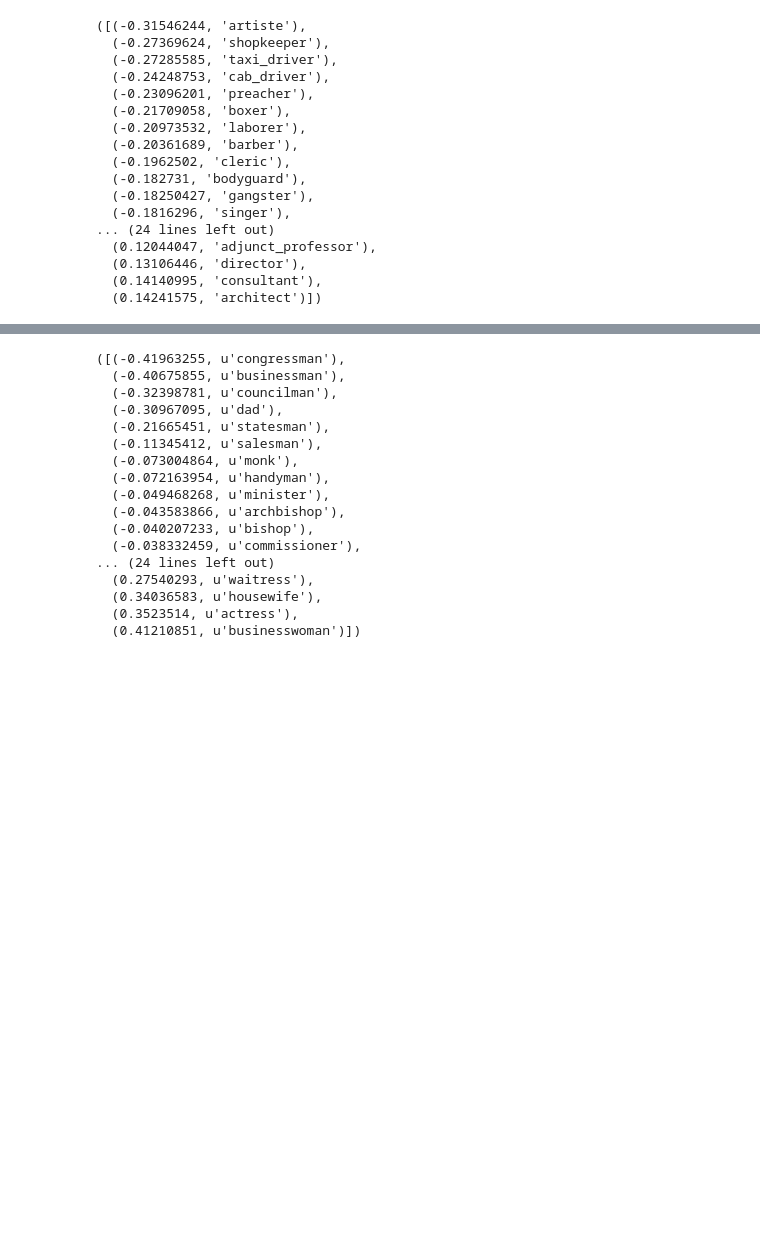
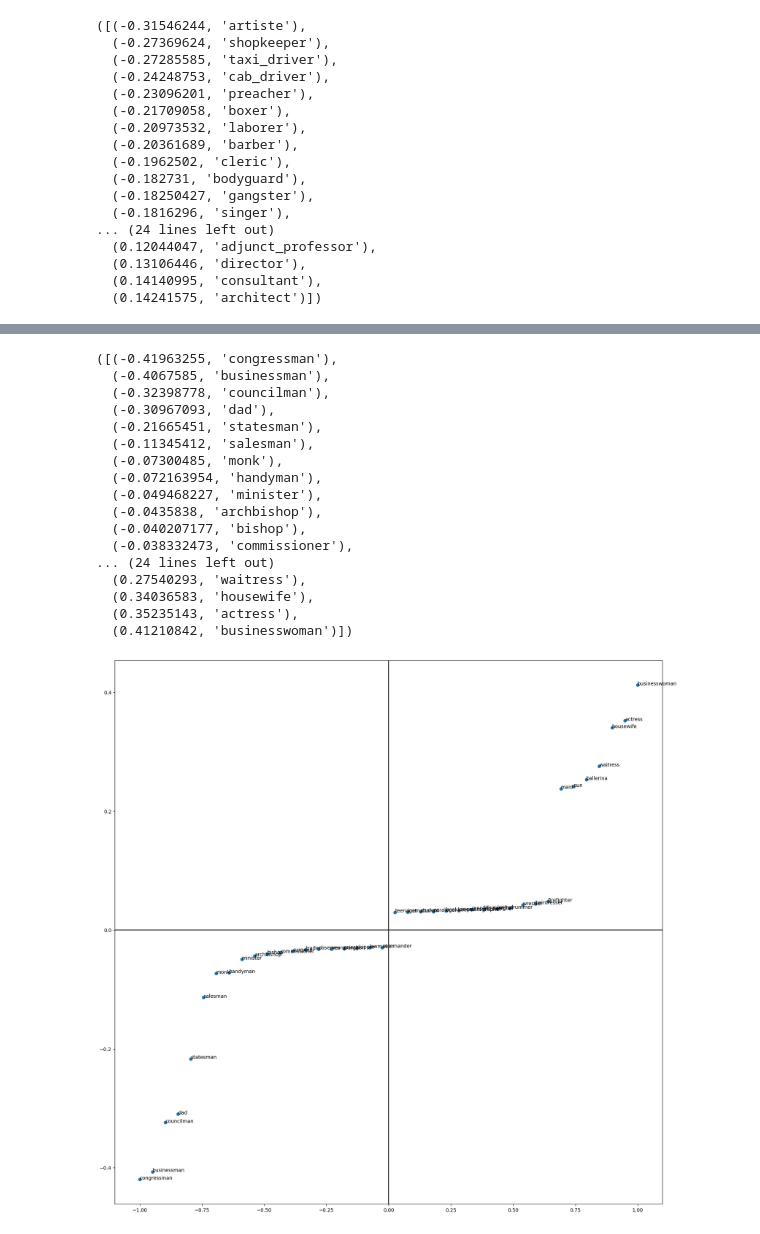
Before and after one commit to madhuripujari95/NLP_debias_project, a Jupyter notebook: main.ipynb, the cells around one changed output, grey strips where cells are left out. Saved outputs shown, nothing was run; the diff lists cells and outputs as text; code cells hidden in the pictures; blank space fills up the shorter version.

```diff
--- a/main.ipynb
+++ b/main.ipynb
@@ -260,26 +312,30 @@ set([(u'Dad', u'Mom'), (u'fathers', u'mothers'), (u'Gelding', u'Mare'), (u'twin_
 # %%
 # profession analysis gender
-sp_debiased = sorted([(E.v(w).dot(v_gender), w) for w in profession_words])
+sp_debiased = sorted([(E.get_embedding(w).dot(v_gender), w) for w in profession_words])
 
 sp_debiased[0:20], sp_debiased[-20:]
 # %% [output]
-([(-0.41963255, u'congressman'),
-  (-0.40675855, u'businessman'),
-  (-0.32398781, u'councilman'),
-  (-0.30967095, u'dad'),
-  (-0.21665451, u'statesman'),
-  (-0.11345412, u'salesman'),
-  (-0.073004864, u'monk'),
-  (-0.072163954, u'handyman'),
-  (-0.049468268, u'minister'),
-  (-0.043583866, u'archbishop'),
-  (-0.040207233, u'bishop'),
-  (-0.038332459, u'commissioner'),
+([(-0.41963255, 'congressman'),
+  (-0.4067585, 'businessman'),
+  (-0.32398778, 'councilman'),
+  (-0.30967093, 'dad'),
+  (-0.21665451, 'statesman'),
+  (-0.11345412, 'salesman'),
+  (-0.07300485, 'monk'),
+  (-0.072163954, 'handyman'),
+  (-0.049468227, 'minister'),
+  (-0.0435838, 'archbishop'),
+  (-0.040207177, 'bishop'),
+  (-0.038332473, 'commissioner'),
 ... (24 lines left out)
-  (0.27540293, u'waitress'),
-  (0.34036583, u'housewife'),
-  (0.3523514, u'actress'),
-  (0.41210851, u'businesswoman')])
+  (0.27540293, 'waitress'),
+  (0.34036583, 'housewife'),
+  (0.35235143, 'actress'),
+  (0.41210842, 'businesswoman')])
+# %%
+plot_words_extreme(sp_debiased[0:20], sp_debiased[-20:], 40)
+# %% [output]
+[figure, added]
 # %%
 # analogies gender
 a_gender_debiased = E.best_analogies_dist_thresh(v_gender)
```
Also changed, not shown: parts of 30 cells of this notebook, 3 other files.
